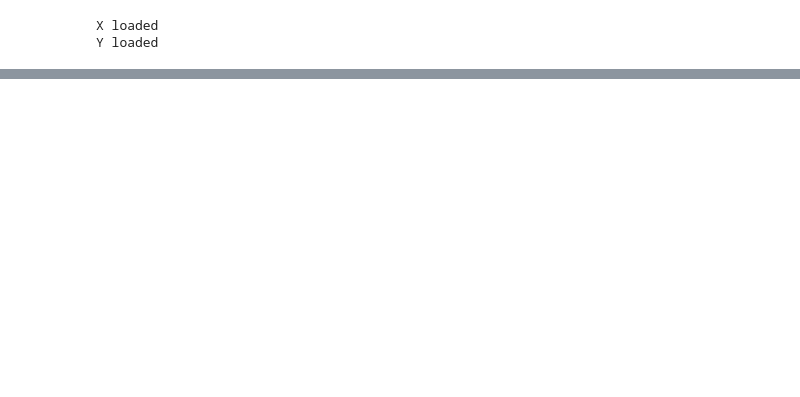
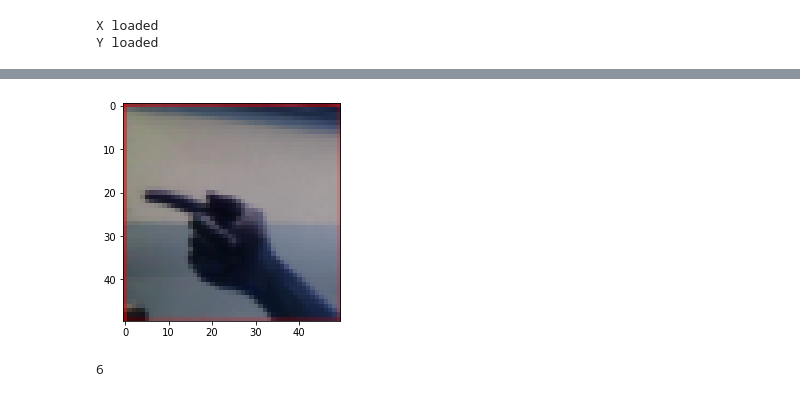
Before and after one commit to zokaaagajich/SignLanguage-ML, a Jupyter notebook: signLanguage-ML.ipynb, the cells around one changed output, grey strips where cells are left out. Drawn from its saved outputs; the diff is of its cells as text; code cells hidden in the pictures; blank space fills up the shorter version.

```diff
--- a/signLanguage-ML.ipynb
+++ b/signLanguage-ML.ipynb
@@ -30,26 +36,31 @@ def letterToNumber(letter):
     return letterNum
 
 # Normalizes the image file and resizes it
-def processImageFile(imageFile):
+def processImageFile(imageFile, isInColor):
     # When the picture is downsized - anti_aliasing is suggested
-    resizedImage = resize(imageFile, (50, 50, 3), anti_aliasing=True)
+    if isInColor == 0:
+        color = 1
+    else:
+        color = 3
+    resizedImage = resize(imageFile, (50, 50, color), anti_aliasing=True)
     return np.asarray(resizedImage)
 
 # Extracts the data
-def extractData(file, color = 1):
+def extractData(file, isInColor = 0):
     X = []
     y = []
     for folderName in os.listdir(file):
-        classLetter = folderName
-        classNum = letterToNumber(classLetter)
-        fullFolderName = file+folderName
-        listOfImages = os.listdir(fullFolderName)
-        for imageName in tqdm(listOfImages):
-            fullImageName = fullFolderName + "/" + imageName
-            imageFile = cv2.imread(fullImageName, color)
-            resizedImage = processImageFile(imageFile)
-            X.append(resizedImage)
-            y.append(classNum)
+        if not folderName.startswith('.'):
+            classLetter = folderName
+            classNum = letterToNumber(classLetter)
+            fullFolderName = file+folderName
+            listOfImages = os.listdir(fullFolderName)
+            for imageName in tqdm(listOfImages[0:1000]):
+                fullImageName = fullFolderName + "/" + imageName
+                imageFile = cv2.imread(fullImageName, isInColor)
+                resizedImage = processImageFile(imageFile, isInColor)
+                X.append(resizedImage)
+                y.append(classNum)
     X = np.asarray(X)
     y = np.asarray(y)
     return X,y
@@ -122,0 +251,7 @@ print(y_test.shape)
+# %%
+testImage = cv2.imread("../input/asl-alphabet/asl_alphabet_test/G_test.jpg")
+resizedTestImage = processImageFile(testImage)
+plt.imshow(resizedTestImage, cmap='gray')
+plt.show()
+# %% [output]
+[figure, added]
@@ -122,0 +261,4 @@ print(y_test.shape)
+# %%
+y_predicted_class[0]
+# %% [output]
+6
```
Also changed, not shown: parts of 24 cells of this notebook.
